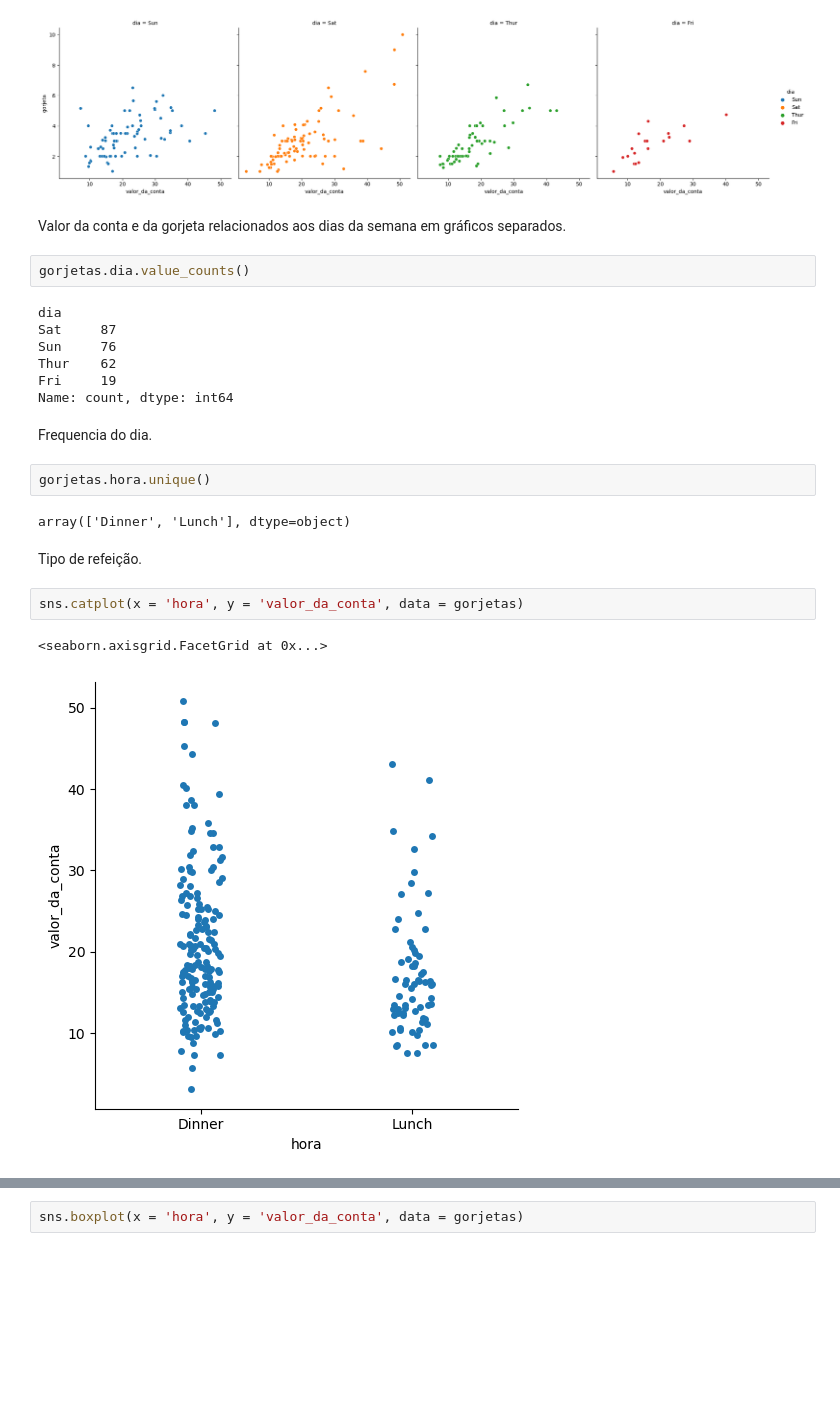
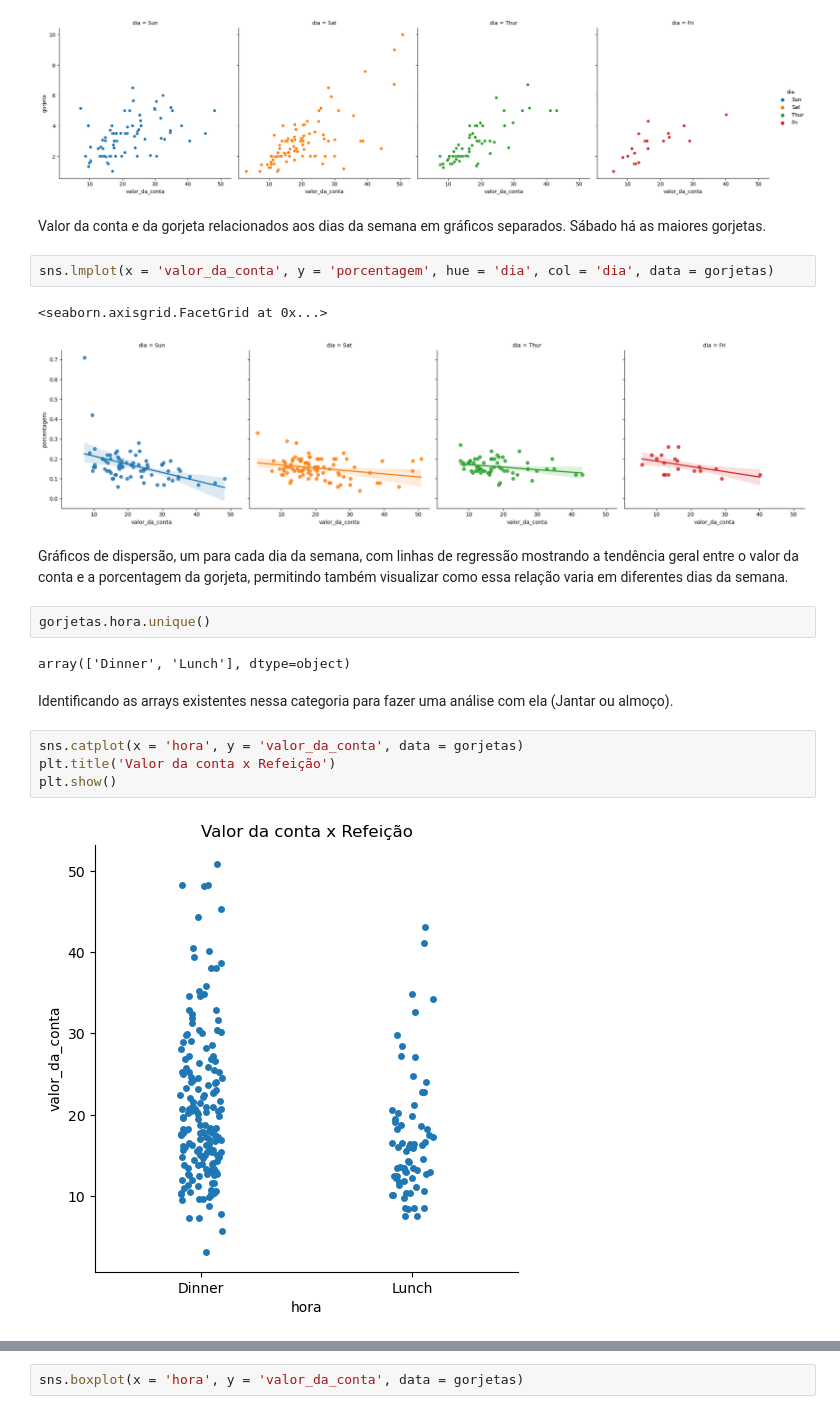
Before and after one commit to PaulaCalixto/Analise-dados-tips, a Jupyter notebook: gorjeta.ipynb, the cells around one changed output, grey strips where cells are left out. Saved outputs shown, nothing was run; the diff lists cells and outputs as text; blank space fills up the shorter version.

Commit message:
Atualizando análise

```diff
--- a/gorjeta.ipynb
+++ b/gorjeta.ipynb
@@ -189,27 +191,24 @@ sns.relplot(x = 'valor_da_conta', y = 'gorjeta', hue = 'dia', col = 'dia', data
 <seaborn.axisgrid.FacetGrid at 0x...>
 [figure]
 # %% [markdown]
-Valor da conta e da gorjeta relacionados aos dias da semana em gráficos separados.
+Valor da conta e da gorjeta relacionados aos dias da semana em gráficos separados. Sábado há as maiores gorjetas.
 # %%
-gorjetas.dia.value_counts()
+sns.lmplot(x = 'valor_da_conta', y = 'porcentagem', hue = 'dia', col = 'dia', data = gorjetas)
 # %% [output]
-dia
-Sat     87
-Sun     76
-Thur    62
-Fri     19
-Name: count, dtype: int64
+<seaborn.axisgrid.FacetGrid at 0x...>
+[figure, added]
-# %% [markdown]
-Frequencia do dia.
-# %%
-gorjetas.hora.unique()
-# %% [output]
-array(['Dinner', 'Lunch'], dtype=object)
+# %% [markdown]
+Gráficos de dispersão, um para cada dia da semana, com linhas de regressão mostrando a tendência geral entre o valor da conta e a porcentagem da gorjeta, permitindo também visualizar como essa relação varia em diferentes dias da semana.
+# %%
+gorjetas.hora.unique()
+# %% [output]
+array(['Dinner', 'Lunch'], dtype=object)
 # %% [markdown]
-Tipo de refeição.
+Identificando as arrays existentes nessa categoria para fazer uma análise com ela (Jantar ou almoço).
 # %%
 sns.catplot(x = 'hora', y = 'valor_da_conta', data = gorjetas)
+plt.title('Valor da conta x Refeição')
+plt.show()
 # %% [output]
-<seaborn.axisgrid.FacetGrid at 0x...>
-[figure, old version]
+[figure, new version]
 # %% [markdown]
```
Also changed, not shown: parts of 55 cells of this notebook.
